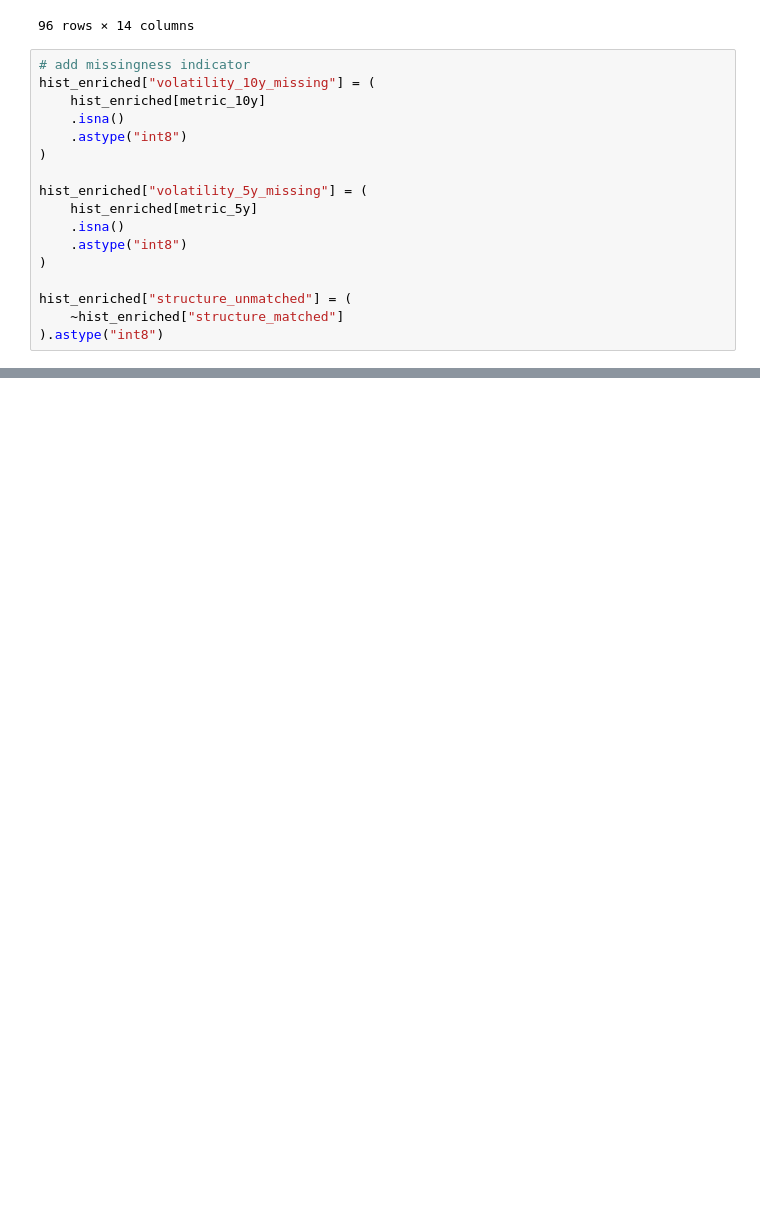
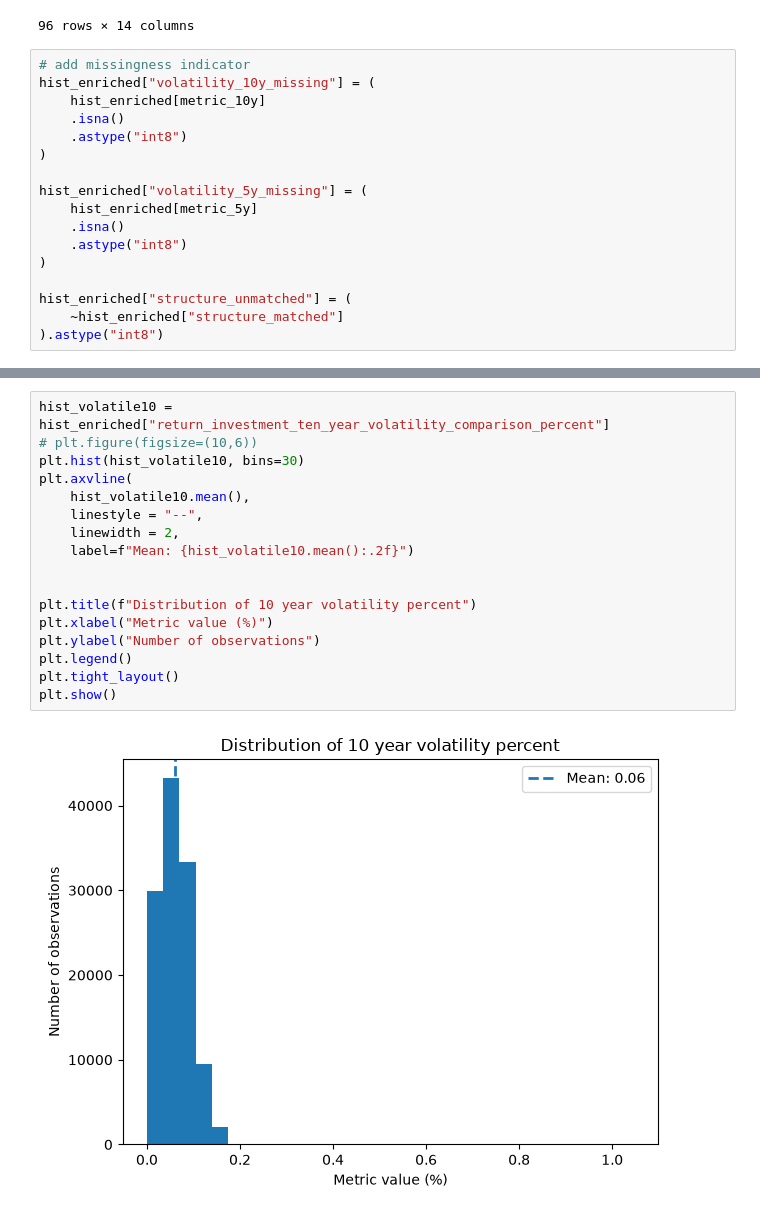
Before and after one commit to terra9/superannuation-performance-early-warning, a Jupyter notebook: notebooks/apra_data_audit.ipynb, the cells around one changed output, grey strips where cells are left out. Saved outputs shown, nothing was run; the diff lists cells and outputs as text; blank space fills up the shorter version.

```diff
--- a/notebooks/apra_data_audit.ipynb
+++ b/notebooks/apra_data_audit.ipynb
@@ -2577,0 +2587,19 @@ hist_enriched["structure_unmatched"] = (
+# %%
+hist_volatile10 = hist_enriched["return_investment_ten_year_volatility_comparison_percent"]
+# plt.figure(figsize=(10,6))
+plt.hist(hist_volatile10, bins=30)
+plt.axvline(
+    hist_volatile10.mean(),
+    linestyle = "--",
+    linewidth = 2,
+    label=f"Mean: {hist_volatile10.mean():.2f}")
+
+
+plt.title(f"Distribution of 10 year volatility percent")
+plt.xlabel("Metric value (%)")
+plt.ylabel("Number of observations")
+plt.legend()
+plt.tight_layout()
+plt.show()
+# %% [output]
+[figure, added]
```
Also changed, not shown: parts of 43 cells of this notebook.
